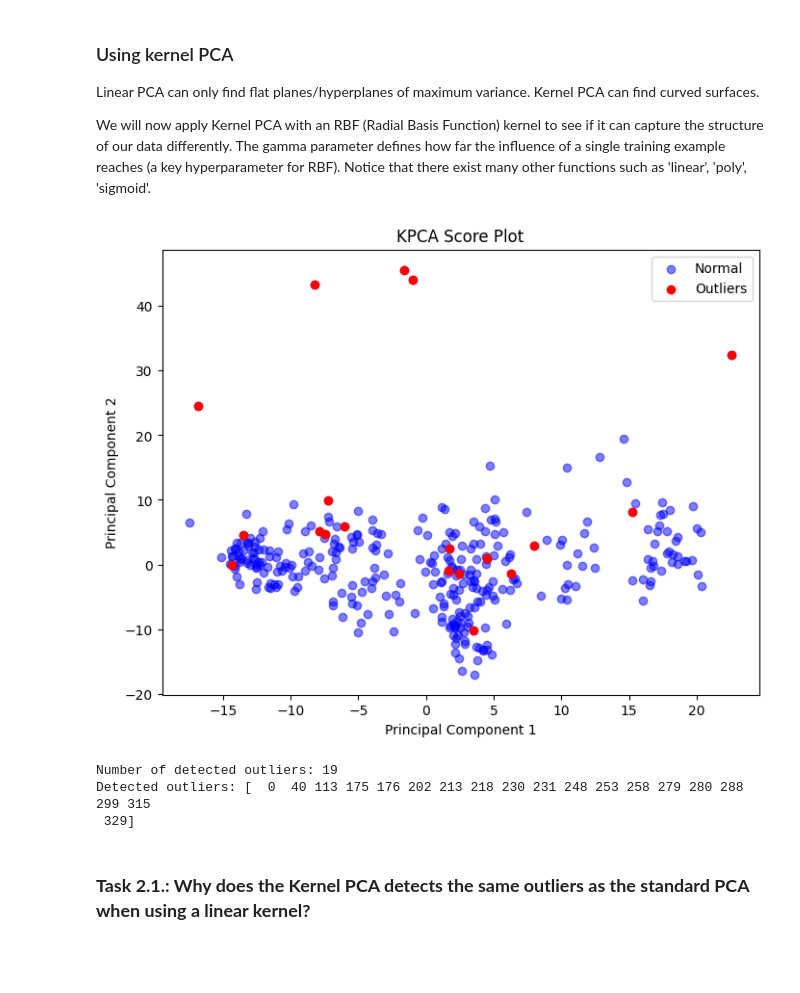
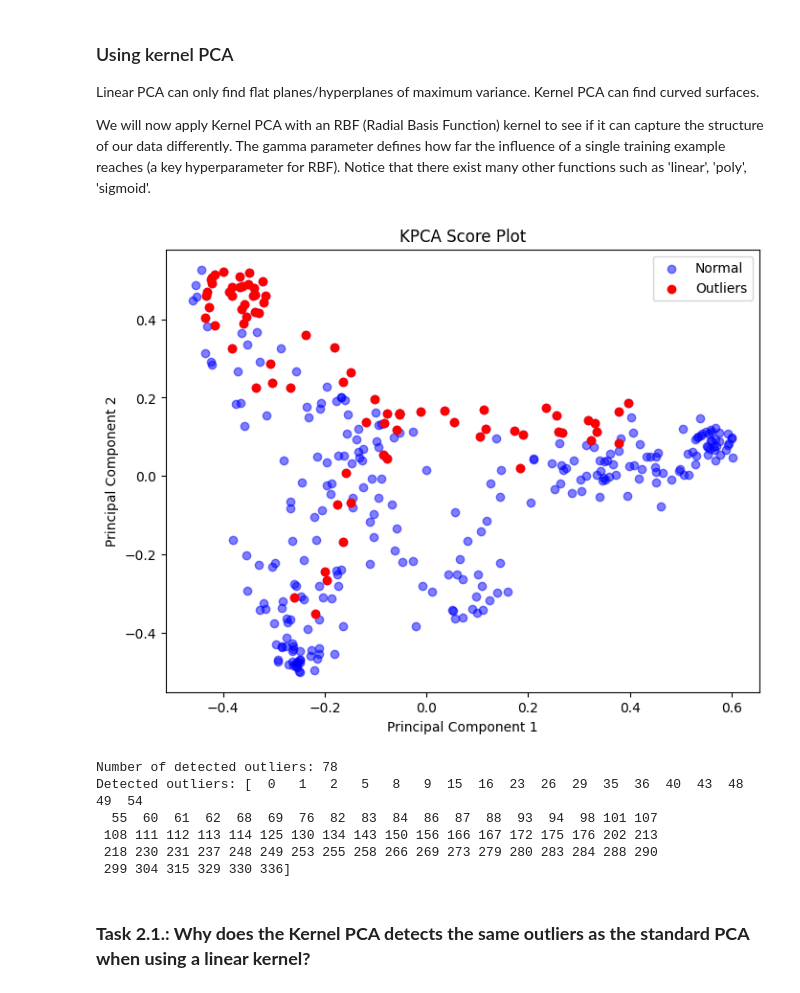
Before and after one commit to rzapatam/AI_Transportation_Exercises, a Jupyter notebook: Exercise_6_Dimensionality_Reduction/Exercise 6-Dimensionality Reduction.ipynb, the cells around one changed output. Drawn from its saved outputs; the diff is of its cells as text; code cells hidden in the pictures; blank space fills up the shorter version.

```diff
--- a/Exercise_6_Dimensionality_Reduction/Exercise 6-Dimensionality Reduction.ipynb
+++ b/Exercise_6_Dimensionality_Reduction/Exercise 6-Dimensionality Reduction.ipynb
@@ -336,38 +336,41 @@ X_normalized = scaler.fit_transform(data)
 
 # Step 1: Perform Kernel PCA
 # Kernel functions : 'linear', 'rbf', 'poly', 'sigmoid'.
-kpca = KernelPCA(kernel='linear', n_components=2, fit_inverse_transform=True)
+kpca = KernelPCA(kernel='rbf', n_components=2, fit_inverse_transform=True)
 X_kpca = kpca.fit_transform(X_normalized)
 
 # Step 2: Detecting Outliers through Computing Reconstruction Errors
 # Reconstruct the data from the reduced kernel PCA space
 X_reconstructed = kpca.inverse_transform(X_kpca)
 
 # Calculate the reconstruction error
 reconstruction_error = np.mean(np.square(X_normalized - X_reconstructed), axis=1)
 
 # Define a threshold for outliers
 threshold = 1  # Adjust as needed
 kpca_scores = kpca.fit_transform(X_normalized)
 # Identify outliers
 outliers = np.where(reconstruction_error > threshold)[0]
 
 plt.figure(figsize=(8, 6))
 plt.scatter(kpca_scores[:, 0], kpca_scores[:, 1], c='b', alpha=0.5, label='Normal')
 plt.scatter(kpca_scores[outliers, 0], kpca_scores[outliers, 1], c='r', label='Outliers')
 plt.xlabel('Principal Component 1')
 plt.ylabel('Principal Component 2')
 plt.legend()
 plt.title('KPCA Score Plot')
 plt.show()
 # Print the number of detected outliers
 print(f'Number of detected outliers: {outliers.shape[0]}')
 print(f'Detected outliers: {outliers}')
 # %% [output]
-[figure, old version]
+[figure, new version]
-Number of detected outliers: 19
-Detected outliers: [  0  40 113 175 176 202 213 218 230 231 248 253 258 279 280 288 299 315
- 329]
+Number of detected outliers: 78
+Detected outliers: [  0   1   2   5   8   9  15  16  23  26  29  35  36  40  43  48  49  54
+  55  60  61  62  68  69  76  82  83  84  86  87  88  93  94  98 101 107
+ 108 111 112 113 114 125 130 134 143 150 156 166 167 172 175 176 202 213
+ 218 230 231 237 248 249 253 255 258 266 269 273 279 280 283 284 288 290
+ 299 304 315 329 330 336]
 # %% [markdown]
 ### **Task 2.1.: Why does the Kernel PCA detects the same outliers as the standard PCA when using a linear kernel?**
 # %% [markdown]
```
